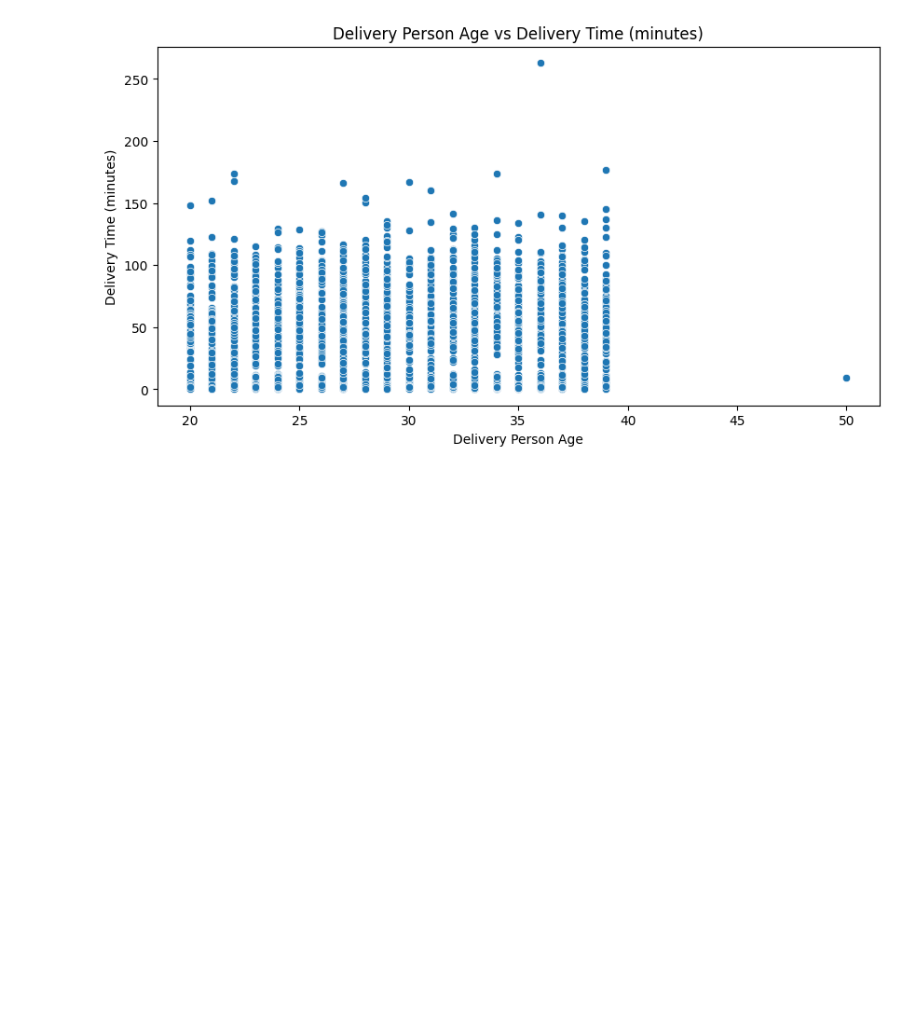
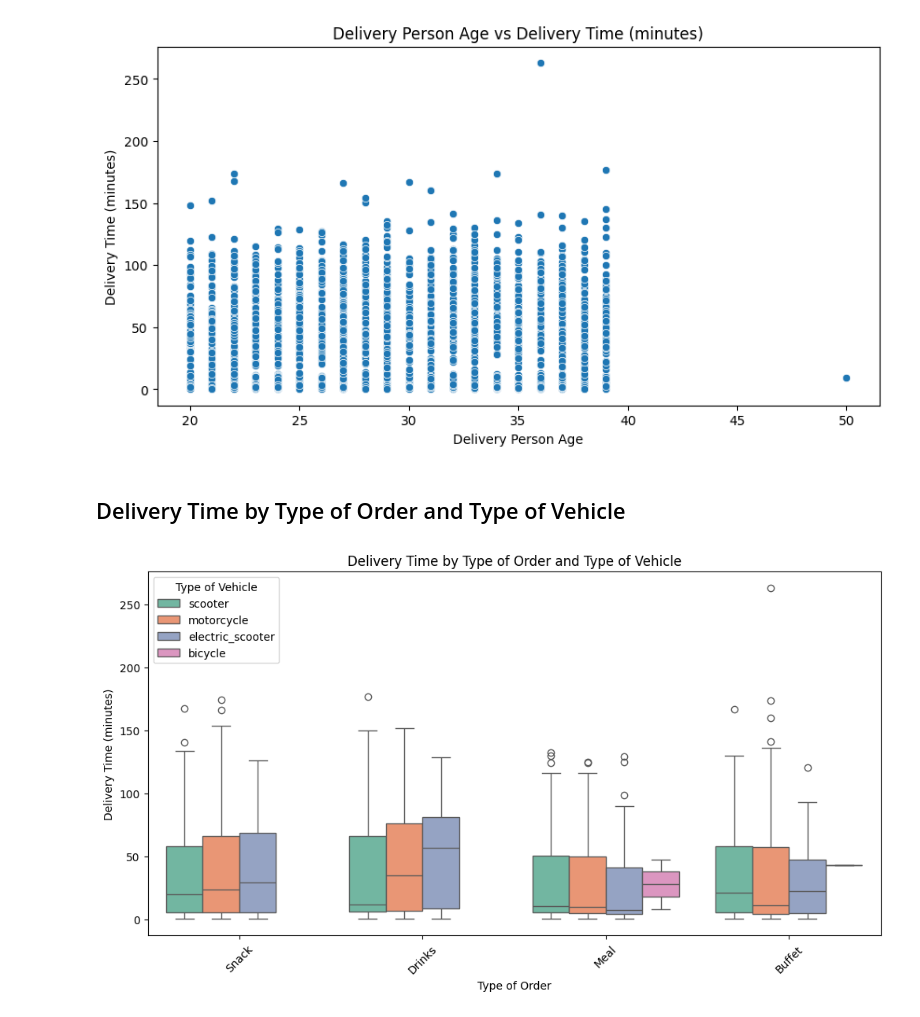
Before and after one commit to PatrickRhy2/MATHEDA-Andal, a Jupyter notebook: Endterm Project/Food Delivery Time Data Analysis.ipynb, the cells around one changed output. Drawn from its saved outputs; the diff is of its cells as text; code cells hidden in the pictures; blank space fills up the shorter version.

```diff
--- a/Endterm Project/Food Delivery Time Data Analysis.ipynb
+++ b/Endterm Project/Food Delivery Time Data Analysis.ipynb
@@ -278,3 +278,16 @@ plt.ylabel("Delivery Time (minutes)")
 plt.show()
 # %% [output]
 [figure]
+# %% [markdown]
+## Delivery Time by Type of Order and Type of Vehicle
+# %%
+plt.figure(figsize=(12, 6))
+sns.boxplot(x="Type_of_order", y="Delivery Time (m)", hue="Type_of_vehicle", data=df, palette="Set2")
+plt.title("Delivery Time by Type of Order and Type of Vehicle")
+plt.xlabel("Type of Order")
+plt.ylabel("Delivery Time (minutes)")
+plt.xticks(rotation=45)
+plt.legend(title="Type of Vehicle")
+plt.show()
+# %% [output]
+[figure, added]
```
Also changed, not shown: parts of 2 cells of this notebook.
